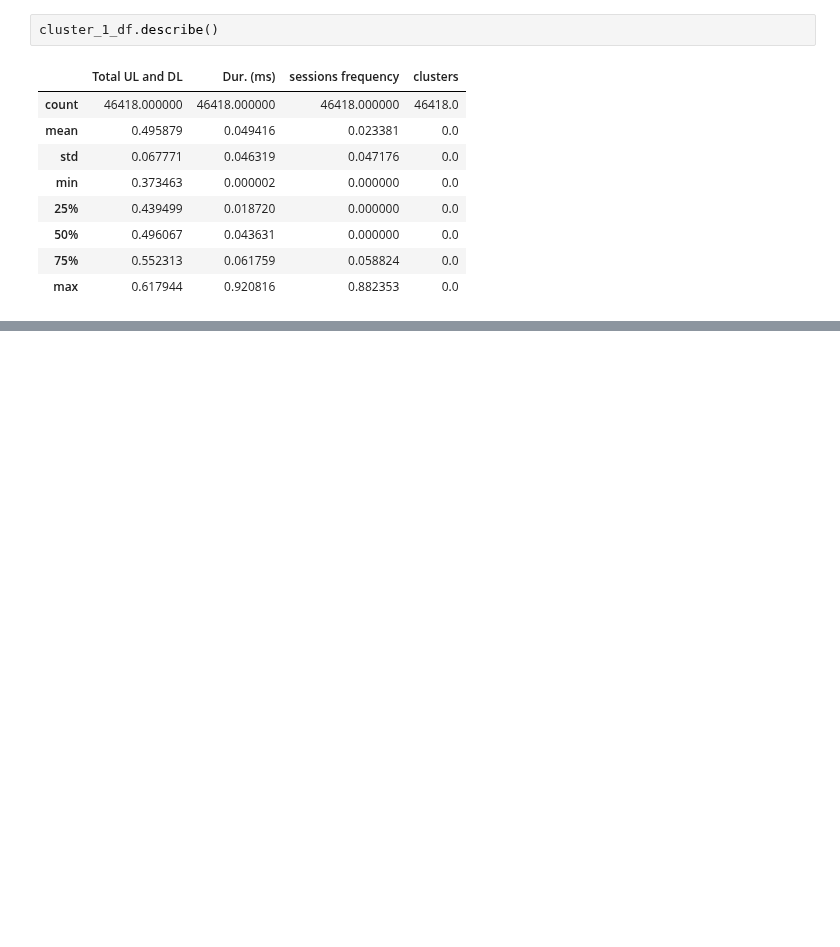
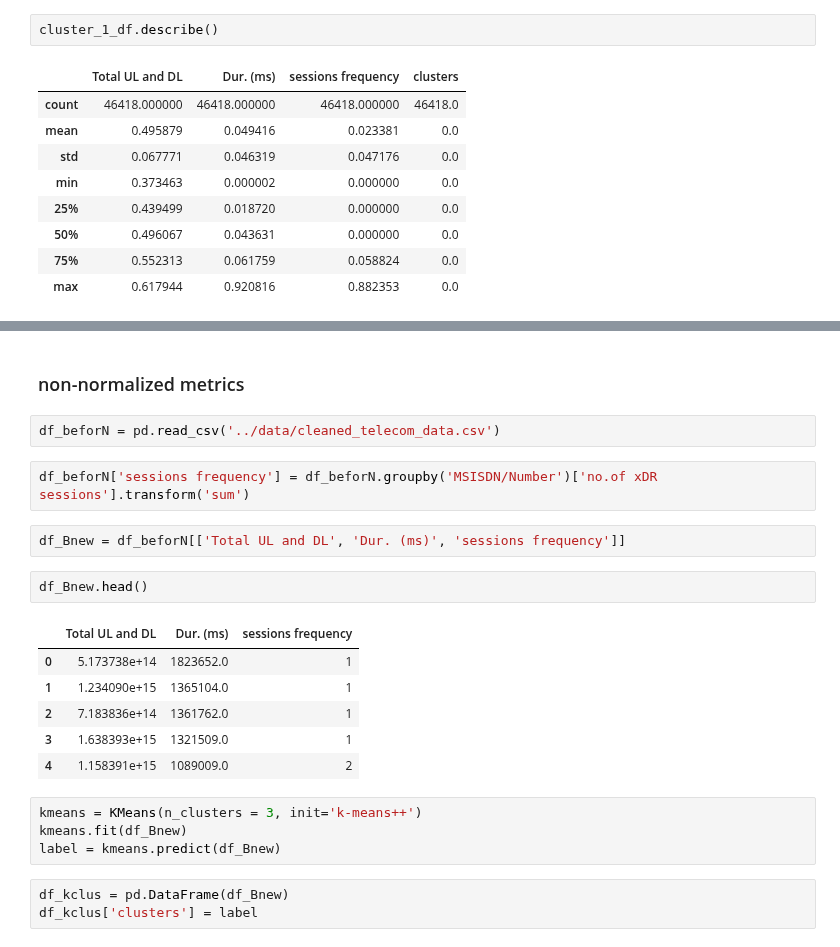
Before and after one commit to Abel-Blue/telecom-user-analytics, a Jupyter notebook: notebooks/user_engagementAnalysis.ipynb, the cells around one changed output, grey strips where cells are left out. Saved outputs shown, nothing was run; the diff lists cells and outputs as text; blank space fills up the shorter version.

```diff
--- a/notebooks/user_engagementAnalysis.ipynb
+++ b/notebooks/user_engagementAnalysis.ipynb
@@ -378,0 +349,24 @@ plt.show()
+# %% [markdown]
+### non-normalized metrics
+# %%
+df_beforN = pd.read_csv('../data/cleaned_telecom_data.csv')
+# %%
+df_beforN['sessions frequency'] = df_beforN.groupby('MSISDN/Number')['no.of xDR sessions'].transform('sum')
+# %%
+df_Bnew = df_beforN[['Total UL and DL', 'Dur. (ms)', 'sessions frequency']]
+# %%
+df_Bnew.head()
+# %% [output]
+|  | Total UL and DL | Dur. (ms) | sessions frequency |
+| 0 | 5.173738e+14 | 1823652.0 | 1 |
+| 1 | 1.234090e+15 | 1365104.0 | 1 |
+| 2 | 7.183836e+14 | 1361762.0 | 1 |
+| 3 | 1.638393e+15 | 1321509.0 | 1 |
+| 4 | 1.158391e+15 | 1089009.0 | 2 |
+# %%
+kmeans = KMeans(n_clusters = 3, init='k-means++')
+kmeans.fit(df_Bnew)
+label = kmeans.predict(df_Bnew)
+# %%
+df_kclus = pd.DataFrame(df_Bnew)
+df_kclus['clusters'] = label
```
Also changed, not shown: parts of 25 cells of this notebook, 1 other file.
